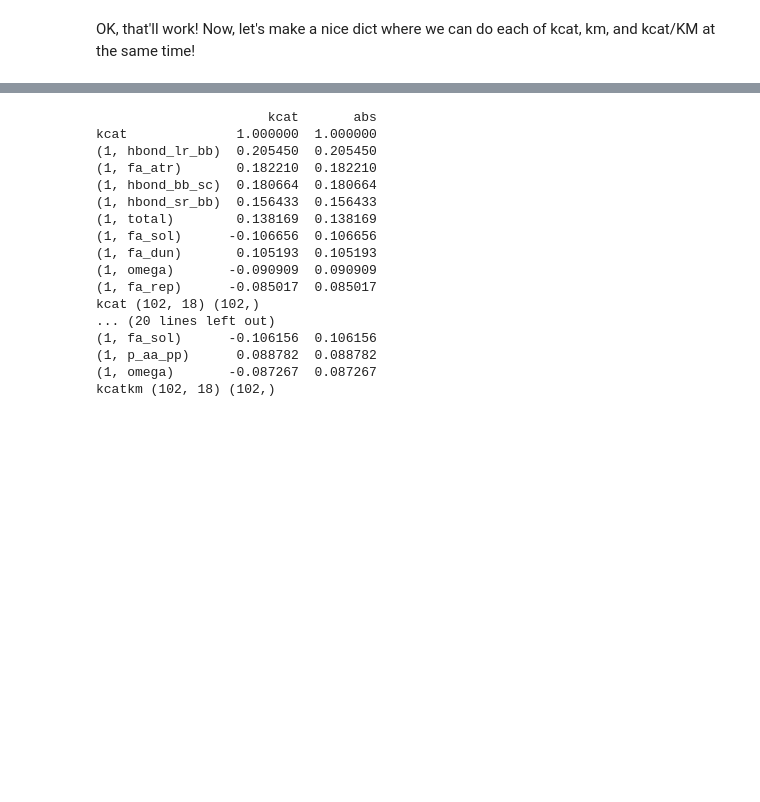
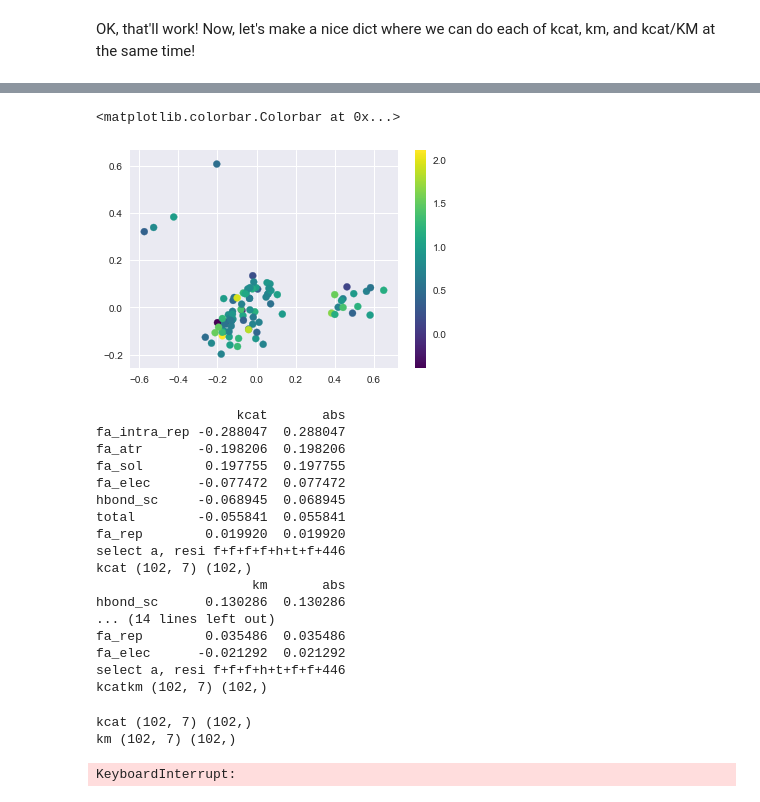
Before and after one commit to dacarlin/bglb_family, a Jupyter notebook: machine_learning/en__big_feat_set__stock_enzyme_design.ipynb, the cells around one changed output, grey strips where cells are left out. Saved outputs shown, nothing was run; the diff lists cells and outputs as text; code cells hidden in the pictures; blank space fills up the shorter version.

```diff
--- a/machine_learning/en__big_feat_set__stock_enzyme_design.ipynb
+++ b/machine_learning/en__big_feat_set__stock_enzyme_design.ipynb
@@ -116,3 +160,11 @@ OK, that'll work! Now, let's make a nice dict where we can do each of kcat, km,
+# %%
+pca = decomposition.PCA(n_components=2)
+X_ = pca.fit_transform(X)
+plt.scatter(X_[:,0], X_[:,1], c=y, cmap='viridis')
+plt.colorbar()
+# %% [output]
+<matplotlib.colorbar.Colorbar at 0x...>
+[figure, added]
 # %%
 # opts = dict(plot_width=600, plot_height=400, min_border=0)
 # p1 = figure(**opts)
@@ -134,8 +186,16 @@ for tgt in tgts:
 
     d = G.corr()[[tgt]]
     d['abs'] = d[tgt].map(abs)
-    d = d.sort_values('abs', ascending=False).head(10)
+    d = d.sort_values('abs', ascending=False).head(11).drop(tgt)
     print(d)
+
+    print('select a, resi ', end='')
+
+    for idx, ddf in d.iterrows():
+        print(idx[0],end='')
+        print('+',end='')
+
+    print('446')
 
     X = G.ix[:,0:-1]
     y = G.ix[:,-1].ravel()
@@ -143,22 +203,45 @@ for tgt in tgts:
     runs.append(pkg)
     print(tgt, X.shape, y.shape)
 # %% [output]
-                      kcat       abs
-kcat              1.000000  1.000000
-(1, hbond_lr_bb)  0.205450  0.205450
-(1, fa_atr)       0.182210  0.182210
-(1, hbond_bb_sc)  0.180664  0.180664
-(1, hbond_sr_bb)  0.156433  0.156433
-(1, total)        0.138169  0.138169
-(1, fa_sol)      -0.106656  0.106656
-(1, fa_dun)       0.105193  0.105193
-(1, omega)       -0.090909  0.090909
-(1, fa_rep)      -0.085017  0.085017
-kcat (102, 18) (102,)
-... (20 lines left out)
-(1, fa_sol)      -0.106156  0.106156
-(1, p_aa_pp)      0.088782  0.088782
-(1, omega)       -0.087267  0.087267
-kcatkm (102, 18) (102,)
+                  kcat       abs
+fa_intra_rep -0.288047  0.288047
+fa_atr       -0.198206  0.198206
+fa_sol        0.197755  0.197755
+fa_elec      -0.077472  0.077472
+hbond_sc     -0.068945  0.068945
+total        -0.055841  0.055841
+fa_rep        0.019920  0.019920
+select a, resi f+f+f+f+h+t+f+446
+kcat (102, 7) (102,)
+                    km       abs
+hbond_sc      0.130286  0.130286
+... (14 lines left out)
+fa_rep        0.035486  0.035486
+fa_elec      -0.021292  0.021292
+select a, resi f+f+f+h+t+f+f+446
+kcatkm (102, 7) (102,)
+# %%
+pts = []
+results = []
+for tgt, X, y in runs:
+    print(tgt, X.shape, y.shape)
+
+    pln = pipeline.Pipeline([
+        ('scaler', preprocessing.StandardScaler()),
+        ('clf', linear_model.ElasticNetCV(cv=10, n_alphas=1000, eps=0.01, l1_ratio=[.5,.9,.99], max_iter=1e9, n_jobs=-1, normalize=True)),
+    ])
+
+    preds = model_selection.cross_val_predict(pln, X, y, cv=10)
+
+    opts = dict(plot_width=300, plot_height=300)
+    plot = figure(**opts)
+    plot.circle(y, preds)
+    pts.append(plot)
+
+show(row(pts), notebook_handle=True)
+# %% [output]
+kcat (102, 7) (102,)
+km (102, 7) (102,)
+KeyboardInterrupt:
 # %%
 pts = []
```
Also changed, not shown: parts of 13 cells of this notebook, 2 other files.
